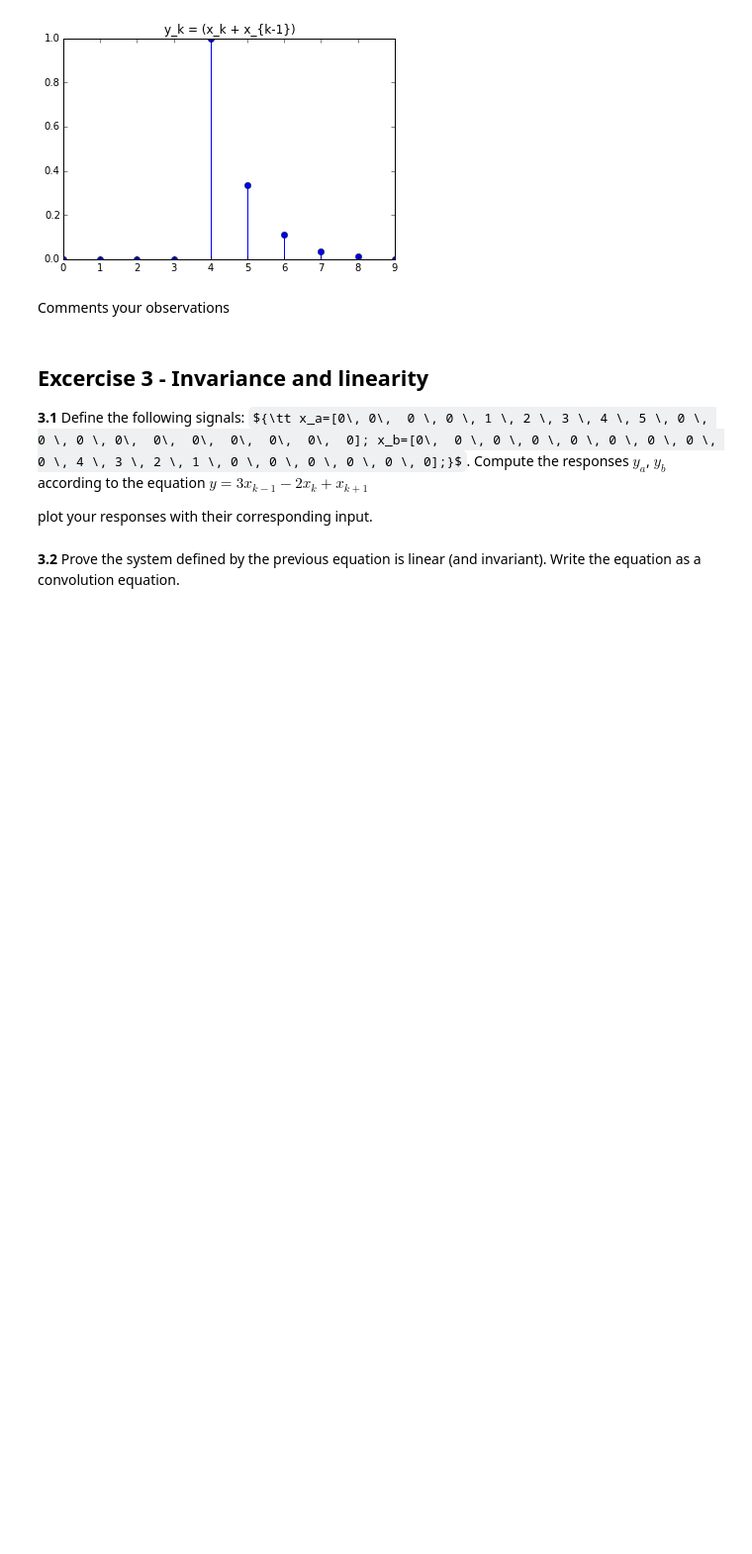
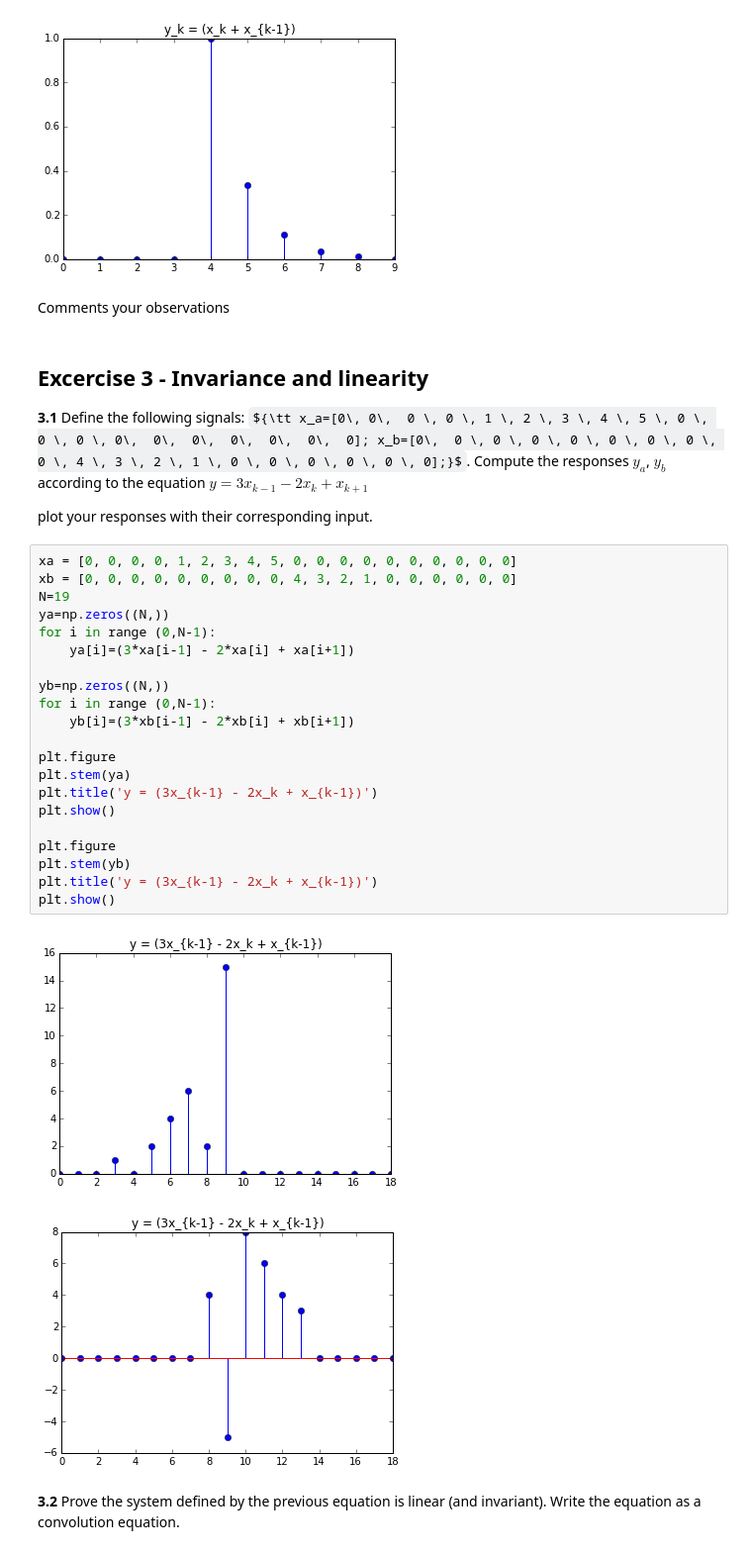
Before and after one commit to daniglezad/DSP-TP-1617, a Jupyter notebook: Lab2/python/Lab2.ipynb, the cells around one changed output. Shown: that part at 99% size. Saved outputs shown, nothing was run; the diff lists cells and outputs as text; some formulas as TeX source; blank space fills up the shorter version.

```diff
--- a/Lab2/python/Lab2.ipynb
+++ b/Lab2/python/Lab2.ipynb
@@ -225,5 +225,29 @@ Comments your observations
 **3.1** Define the following signals: ${\tt x_a=[0\, 0\,  0 \, 0 \, 1 \, 2 \, 3 \, 4 \, 5 \, 0 \, 0 \, 0 \, 0\,  0\,  0\,  0\,  0\,  0\,  0]; x_b=[0\,  0 \, 0 \, 0 \, 0 \, 0 \, 0 \, 0 \, 0 \, 4 \, 3 \, 2 \, 1 \, 0 \, 0 \, 0 \, 0 \, 0 \, 0];}$. Compute the responses $y_a$, $y_b$ according to the equation $y=3x_{k-1}-2x_k+x_{k+1}$
 
 plot your responses with their corresponding input.
+# %%
+xa = [0, 0, 0, 0, 1, 2, 3, 4, 5, 0, 0, 0, 0, 0, 0, 0, 0, 0, 0]
+xb = [0, 0, 0, 0, 0, 0, 0, 0, 0, 4, 3, 2, 1, 0, 0, 0, 0, 0, 0]
+N=19
+ya=np.zeros((N,))
+for i in range (0,N-1):
+    ya[i]=(3*xa[i-1] - 2*xa[i] + xa[i+1])
+
+yb=np.zeros((N,))
+for i in range (0,N-1):
+    yb[i]=(3*xb[i-1] - 2*xb[i] + xb[i+1])
+
+plt.figure
+plt.stem(ya)
+plt.title('y = (3x_{k-1} - 2x_k + x_{k-1})')
+plt.show()
+
+plt.figure
+plt.stem(yb)
+plt.title('y = (3x_{k-1} - 2x_k + x_{k-1})')
+plt.show()
+# %% [output]
+[figure, added]
+[figure, added]
 # %% [markdown]
 **3.2** Prove the system defined by the previous equation is linear (and invariant). Write the equation as a convolution equation.
```
Also changed, not shown: parts of 5 cells of this notebook.
